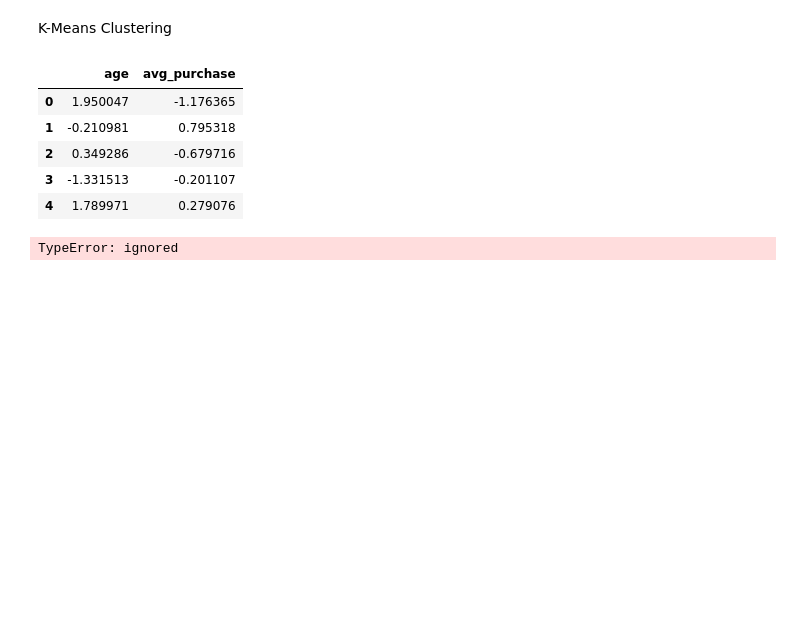
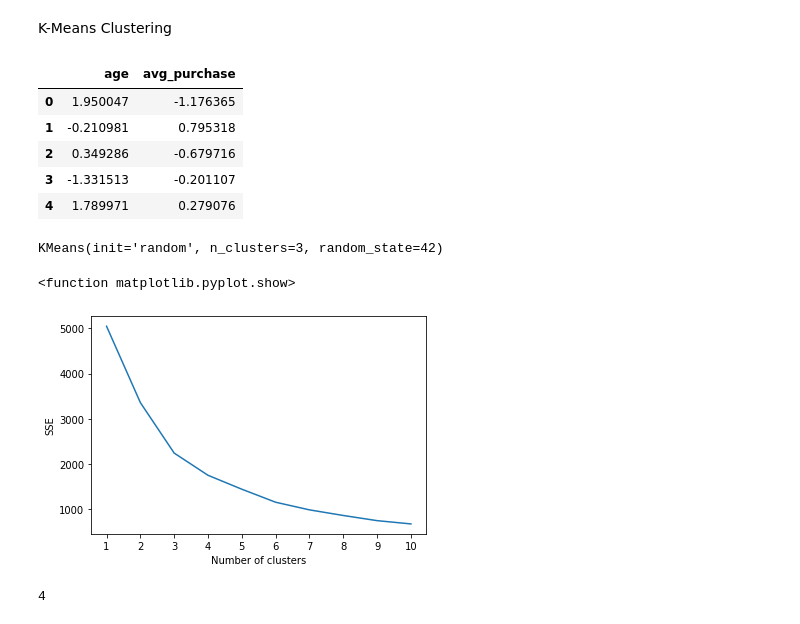
Before and after one commit to nug1209/Virtual_Experience_KPMG_Data_Analytics, a Jupyter notebook: KPMG_Virtual_Experience_2_Nugroho_Budianggoro.ipynb, the cells around one changed output. Drawn from its saved outputs; the diff is of its cells as text; code cells hidden in the pictures; blank space fills up the shorter version.

```diff
--- a/KPMG_Virtual_Experience_2_Nugroho_Budianggoro.ipynb
+++ b/KPMG_Virtual_Experience_2_Nugroho_Budianggoro.ipynb
@@ -603,8 +603,8 @@ K-Means Clustering
 # %%
 scaler = StandardScaler().fit(df_mod.values)
 features = scaler.transform(df_mod.values)
-features = pd.DataFrame(features, columns=keep_cols4)
-features.head()
+scaled_features = pd.DataFrame(features, columns=keep_cols4)
+scaled_features.head()
 # %% [output]
 |  | age | avg_purchase |
 | 0 | 1.950047 | -1.176365 |
@@ -629,16 +629,54 @@ features.head()
 # plt.ylabel('Inertia')
 
 
-SSE = []
-for cluster in range(1,10):
-  kmeans = KMeans(n_jobs = -1, n_clusters = cluster, init = "k-means++")
-  kmeans.fit(features)
-  SSE.append(kmeans.inertia_)
+# SSE = []
+# for cluster in range(1,10):
+#   kmeans = KMeans(n_jobs = -1, n_clusters = cluster, init = "k-means++")
+#   kmeans.fit(features)
+#   SSE.append(kmeans.inertia_)
 
-  frame = pd.DataFrame({"Cluster" : range(1, 10), "SSE" : SSE})
-  plt.figure(fitsize = (12, 6))
-  plt.plot(frame["Cluster"], frame["SSE"], marker = "o")
-  plt.xlabel("Number of clusters")
-  plt.ylabel("Inertia")
+#   frame = pd.DataFrame({"Cluster" : range(1, 10), "SSE" : SSE})
+#   plt.figure(fitsize = (12, 6))
+#   plt.plot(frame["Cluster"], frame["SSE"], marker = "o")
+#   plt.xlabel("Number of clusters")
+#   plt.ylabel("Inertia")
-# %% [output]
-TypeError: ignored
+# %%
+kmeans = KMeans(
+    init="random",
+    n_clusters = 3,
+    n_init = 10,
+    max_iter = 300,
+    random_state = 42
+)
+
+kmeans.fit(scaled_features)
+# %% [output]
+KMeans(init='random', n_clusters=3, random_state=42)
+# %%
+kmeans_kwargs = {
+    "init" : "random",
+    "n_init" : 10,
+    "max_iter" : 300,
+    "random_state" : 42
+}
+
+sse = []
+
+for k in range(1,11):
+  kmeans = KMeans(n_clusters = k, **kmeans_kwargs)
+  kmeans.fit(scaled_features)
+  sse.append(kmeans.inertia_)
+# %%
+ plt.plot(range(1,11), sse)
+ plt.xticks(range(1,11))
+ plt.xlabel("Number of clusters")
+ plt.ylabel("SSE")
+ plt.show
+# %% [output]
+<function matplotlib.pyplot.show>
+[figure, added]
+# %%
+kl = KneeLocator(range(1,11), sse, curve = "convex", direction = "decreasing")
+kl.elbow
+# %% [output]
+4
```
Also changed, not shown: parts of 9 cells of this notebook.
